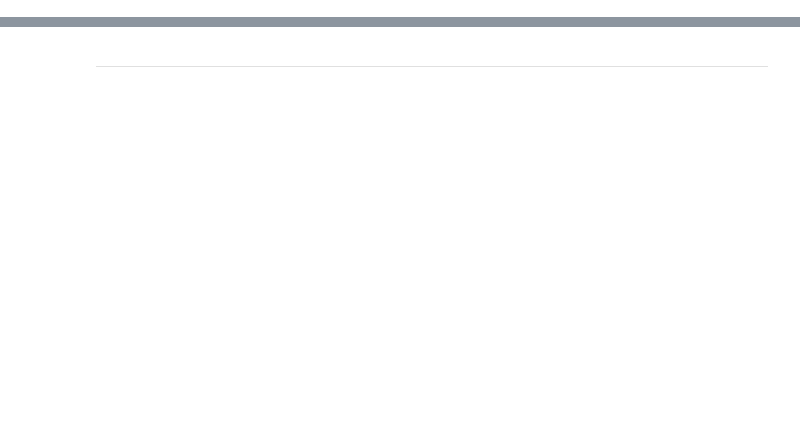
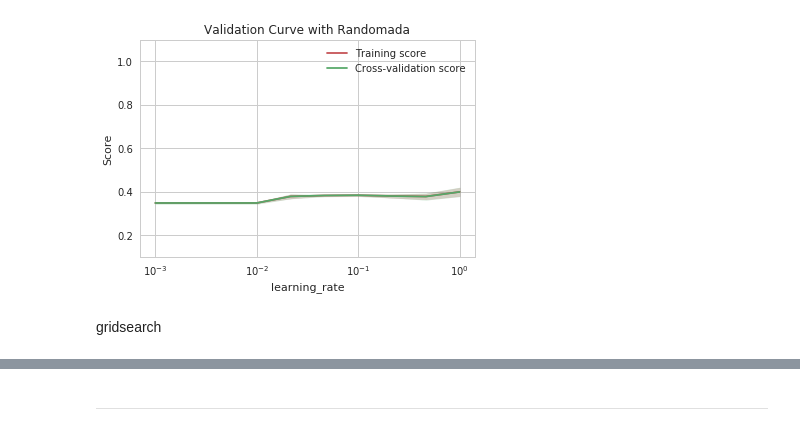
Before and after one commit to YounginLEE/DSS7_Team3, a Jupyter notebook: Mk/optimize.ipynb, the cells around one changed output, grey strips where cells are left out. Drawn from its saved outputs; the diff is of its cells as text; code cells hidden in the pictures; blank space fills up the shorter version.

```diff
--- a/Mk/optimize.ipynb
+++ b/Mk/optimize.ipynb
@@ -25,0 +168,7 @@ param_grid = {
+# %%
+%%time
+param_range=learning_rate_range
+train_scores, test_scores = \
+    validation_curve(ada, X, y,
+                     param_name="learning_rate", param_range=param_range,
+                     cv=10, scoring="accuracy", n_jobs=-1)
@@ -26,2 +178,25 @@ param_grid = {
+# %%
+train_scores_mean = np.mean(train_scores, axis=1)
+train_scores_std = np.std(train_scores, axis=1)
+test_scores_mean = np.mean(test_scores, axis=1)
+test_scores_std = np.std(test_scores, axis=1)
+
+mpl.rcParams["font.family"] = 'DejaVu Sans'
+plt.semilogx(param_range, train_scores_mean, label="Training score", color="r")
+plt.fill_between(param_range, train_scores_mean - train_scores_std,
+                 train_scores_mean + train_scores_std, alpha=0.2, color="r")
+plt.semilogx(param_range, test_scores_mean, label="Cross-validation score", color="g")
+plt.fill_between(param_range, test_scores_mean - test_scores_std,
+                 test_scores_mean + test_scores_std, alpha=0.2, color="g")
+plt.legend(loc="best")
+plt.title("Validation Curve with Randomada")
+plt.xlabel("learning_rate")
+plt.ylabel("Score")
+plt.ylim(0.1, 1.1)
+plt.show()
+# %% [output]
+[figure, added]
+# %% [markdown]
+gridsearch
 # %%
 # matke GS
```
Also changed, not shown: parts of 62 cells of this notebook.
